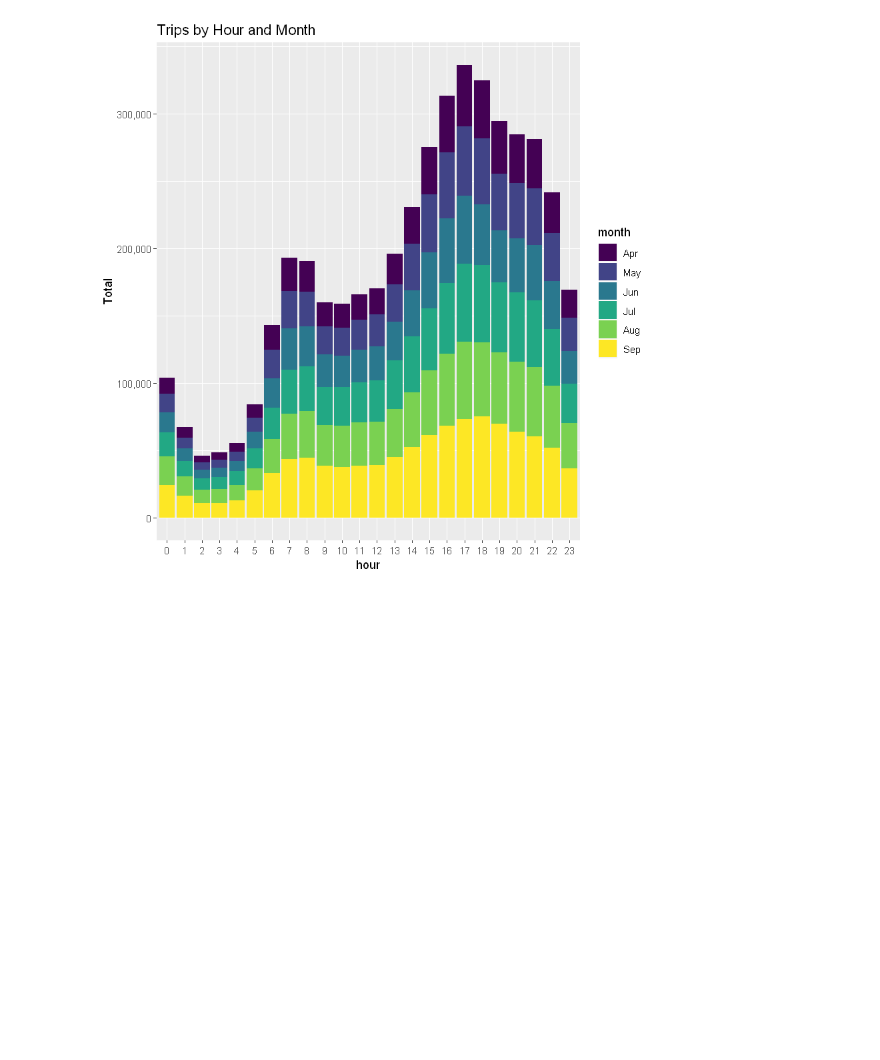
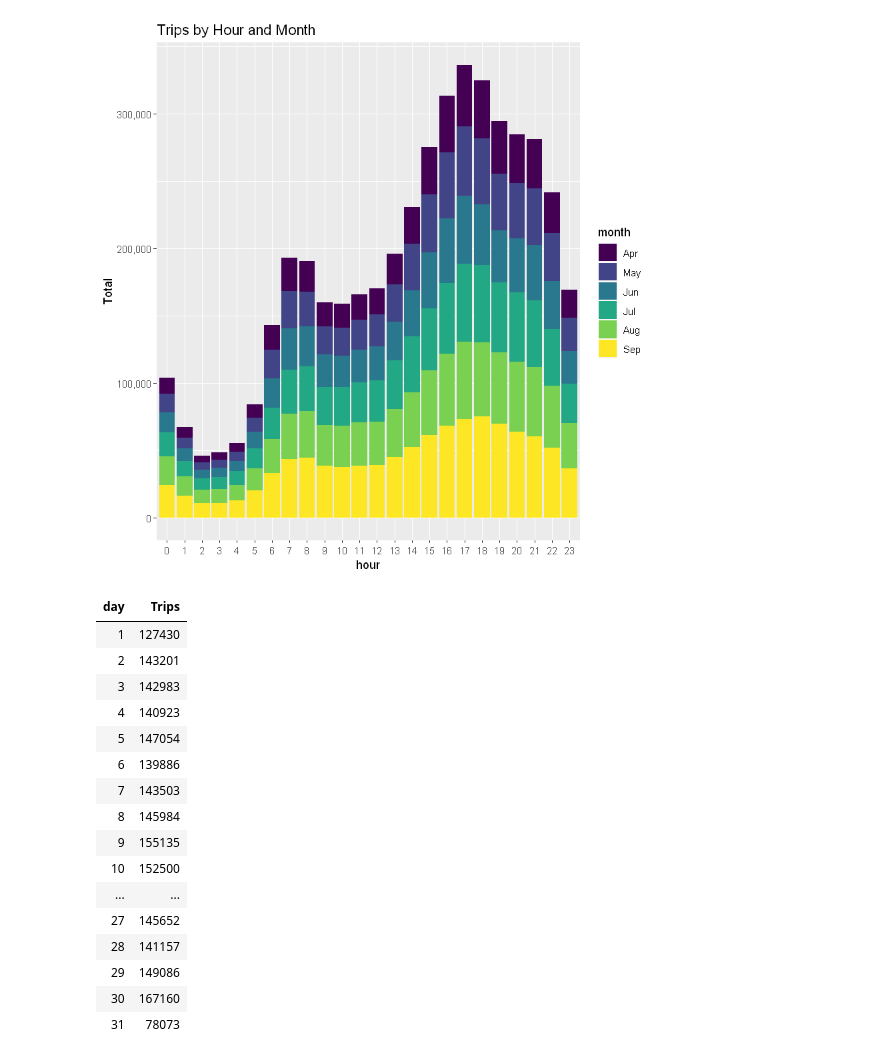
Before and after one commit to AmirMotefaker/Uber-Data-Analysis, a Jupyter notebook: Uber Data Analysis.ipynb, the cells around one changed output. Cells and saved outputs as stored; diff of their text form; code cells hidden in the pictures; blank space fills up the shorter version.

```diff
--- a/Uber Data Analysis.ipynb
+++ b/Uber Data Analysis.ipynb
@@ -123,3 +123,26 @@ ggplot(month_hour_data, aes(hour, Total, fill=month)) +
   scale_y_continuous(labels = comma)
 # %% [output]
 [figure]
+# %%
+# Plotting data by trips during every day of the month
+# Aggregate data by day of the month
+day_data <- data %>% group_by(day) %>% dplyr::summarize(Trips = n())
+day_data
+# %% [output]
+| day | Trips |
+| 1 | 127430 |
+| 2 | 143201 |
+| 3 | 142983 |
+| 4 | 140923 |
+| 5 | 147054 |
+| 6 | 139886 |
+| 7 | 143503 |
+| 8 | 145984 |
+| 9 | 155135 |
+| 10 | 152500 |
+| ... | ... |
+| 27 | 145652 |
+| 28 | 141157 |
+| 29 | 149086 |
+| 30 | 167160 |
+| 31 | 78073 |
```
Also changed, not shown: parts of 1 cell of this notebook.
